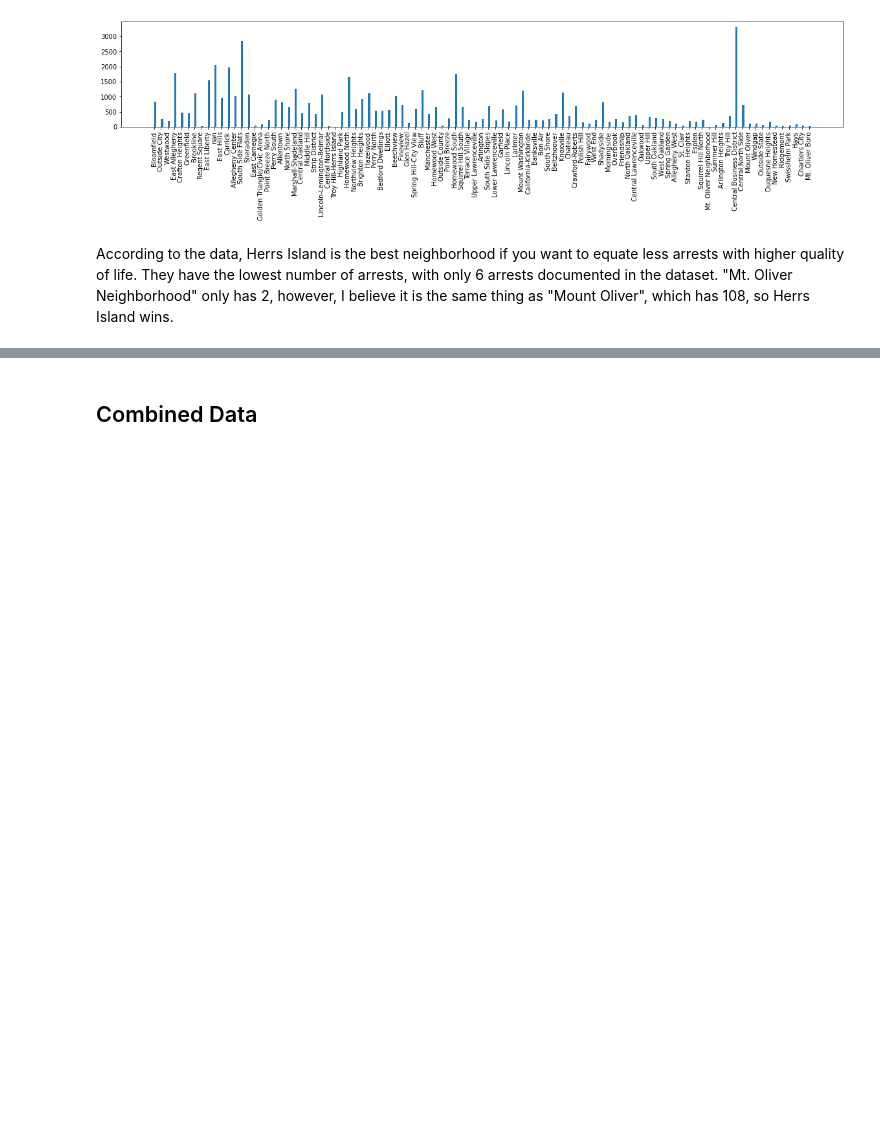
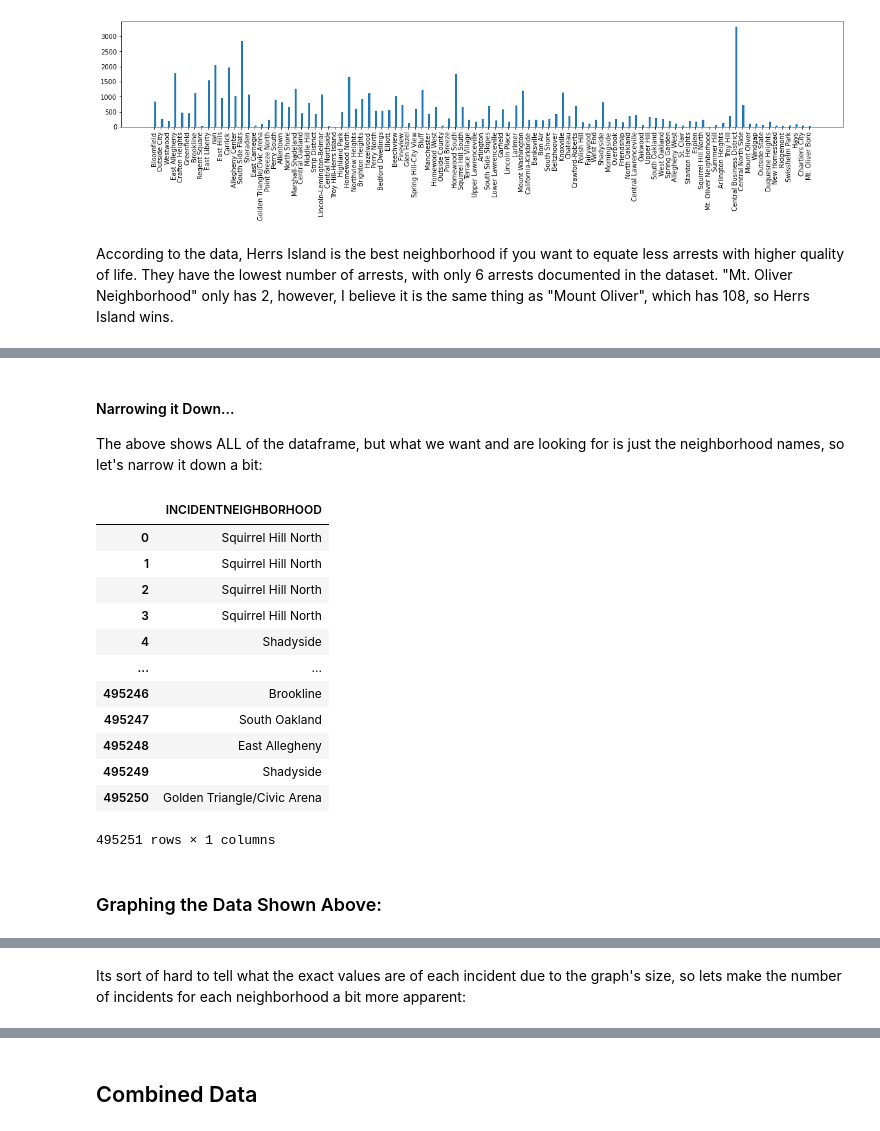
Before and after one commit to cdornn/Big-Ideas-Final-Project, a Jupyter notebook: group_notebook.ipynb, the cells around one changed output, grey strips where cells are left out. Drawn from its saved outputs; the diff is of its cells as text; code cells hidden in the pictures; blank space fills up the shorter version.

```diff
--- a/group_notebook.ipynb
+++ b/group_notebook.ipynb
@@ -53,3 +79,36 @@ According to the data, Herrs Island is the best neighborhood if you want to equa
+# %% [markdown]
+#### Narrowing it Down...
+
+The above shows ALL of the dataframe, but what we want and are looking for is just the neighborhood names, so let's narrow it down a bit:
+# %%
+#import pandas
+import pandas as pd
+
+# read in incidents.csv
+incidents = pd.read_csv("https://data.wprdc.org/dataset/5e6711a3-90e5-457d-8c73-445fb5f363e2/resource/391942e2-25ef-43e4-8263-f8519fa8aada/download/archive-police-blotter.csv",low_memory=False)
+
+#narrow the above down to JUST the neighborhoods, as thats what we're looking for
+incidents = incidents[['INCIDENTNEIGHBORHOOD']]
+
+#create and display the ta
+df = pd.DataFrame(incidents)
+display(df)
+# %% [output]
+|  | INCIDENTNEIGHBORHOOD |
+| 0 | Squirrel Hill North |
+| 1 | Squirrel Hill North |
+| 2 | Squirrel Hill North |
+| 3 | Squirrel Hill North |
+| 4 | Shadyside |
+| ... | ... |
+| 495246 | Brookline |
+| 495247 | South Oakland |
+| 495248 | East Allegheny |
+| 495249 | Shadyside |
+| 495250 | Golden Triangle/Civic Arena |
+495251 rows × 1 columns
+# %% [markdown]
+### Graphing the Data Shown Above:
 # %%
 # Neighborhood Graph
 
@@ -74,3 +135,5 @@ plt.ylabel("Number of Incidents", fontsize = 50)
 plt.show()
 # %% [output]
 [figure]
+# %% [markdown]
+Its sort of hard to tell what the exact values are of each incident due to the graph's size, so lets make the number of incidents for each neighborhood a bit more apparent:
```
Also changed, not shown: parts of 11 cells of this notebook, 3 other files.
